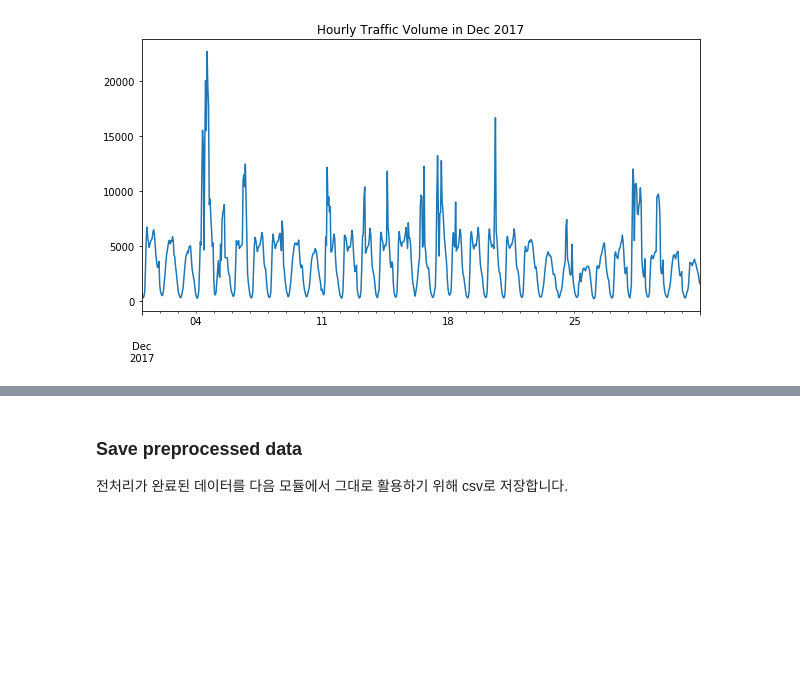
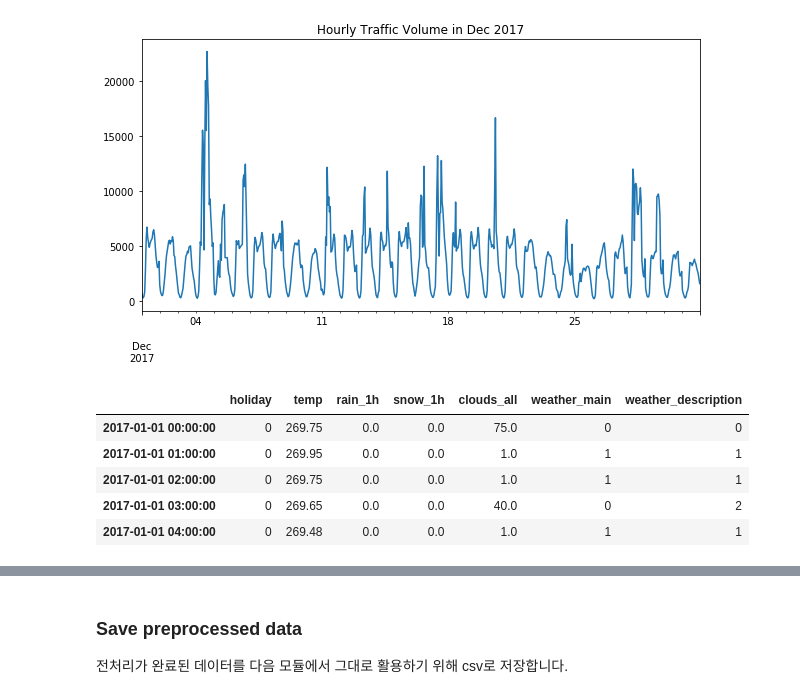
Before and after one commit to daekeun-ml/time-series-on-aws-hol, a Jupyter notebook: traffic-volume/1.training_local.ipynb, the cells around one changed output, grey strips where cells are left out. Saved outputs shown, nothing was run; the diff lists cells and outputs as text; code cells hidden in the pictures; blank space fills up the shorter version.

```diff
--- a/traffic-volume/1.training_local.ipynb
+++ b/traffic-volume/1.training_local.ipynb
@@ -270,3 +256,12 @@ target_train_df['2017-12-01':'2017-12-31']['traffic_volume'].resample('H').sum()
 # %% [output]
 <matplotlib.axes._subplots.AxesSubplot at 0x...>
 [figure]
+# %%
+related_train_df.head()
+# %% [output]
+|  | holiday | temp | rain_1h | snow_1h | clouds_all | weather_main | weather_description |
+| 2017-01-01 00:00:00 | 0 | 269.75 | 0.0 | 0.0 | 75.0 | 0 | 0 |
+| 2017-01-01 01:00:00 | 0 | 269.95 | 0.0 | 0.0 | 1.0 | 1 | 1 |
+| 2017-01-01 02:00:00 | 0 | 269.75 | 0.0 | 0.0 | 1.0 | 1 | 1 |
+| 2017-01-01 03:00:00 | 0 | 269.65 | 0.0 | 0.0 | 40.0 | 0 | 2 |
+| 2017-01-01 04:00:00 | 0 | 269.48 | 0.0 | 0.0 | 1.0 | 1 | 1 |
```
Also changed, not shown: parts of 17 cells of this notebook, 9 other files.
